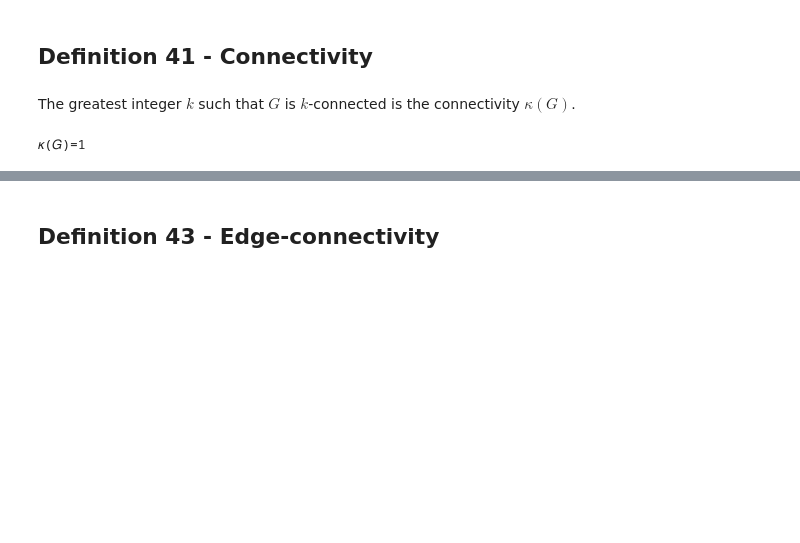
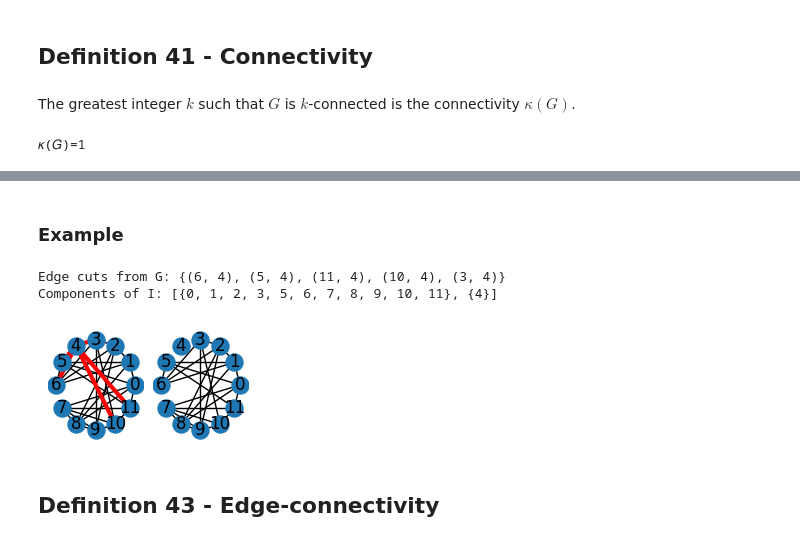
Before and after one commit to lipinski/graph-theory, a Jupyter notebook: definitions.ipynb, the cells around one changed output, grey strips where cells are left out. Saved outputs shown, nothing was run; the diff lists cells and outputs as text; code cells hidden in the pictures; blank space fills up the shorter version.

```diff
--- a/definitions.ipynb
+++ b/definitions.ipynb
@@ -823,2 +848,25 @@ If $|G|>1$ and $G-F$ is connected for every set $F\subseteq E$ of fewer than $l$
+# %% [markdown]
+### Example
+# %%
+H =  nx.icosahedral_graph()
+edge_cuts = nx.minimum_edge_cut(H)
+print(f'Edge cuts from G: {edge_cuts}')
+
+I = H.copy()
+I.remove_edges_from(edge_cuts)
+print(f'Components of I: {list(nx.components.connected_components(I))}')
+
+
+fig, axis = plt.subplots(nrows=1, ncols=2, figsize=(2, 1), sharey=True)
+plt.subplots_adjust(left=0, bottom=-0.1, right=1, top=1, wspace=0.1, hspace=0)
+
+nx.draw(H, pos=nx.circular_layout(H), node_size=150, with_labels=True, ax=axis[0]);
+nx.draw_networkx_edges(H, pos=nx.circular_layout(H), edgelist=edge_cuts, edge_color='red', width=3, ax=axis[0]);
+
+nx.draw(I, pos=nx.circular_layout(I), node_size=150, with_labels=True, ax=axis[1])
+# %% [output]
+Edge cuts from G: {(6, 4), (5, 4), (11, 4), (10, 4), (3, 4)}
+Components of I: [{0, 1, 2, 3, 5, 6, 7, 8, 9, 10, 11}, {4}]
+[figure, added]
 # %% [markdown]
 ## Definition 43 - Edge-connectivity
```
Also changed, not shown: parts of 18 cells of this notebook.
